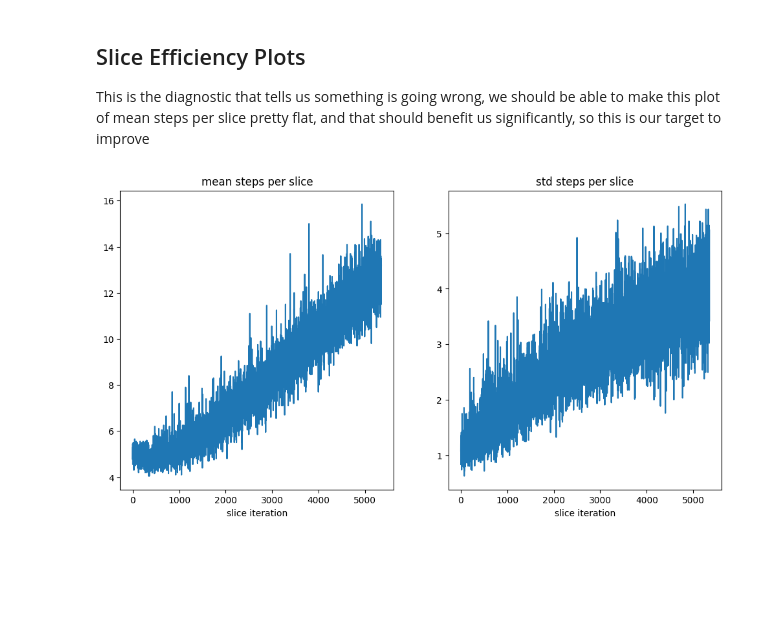
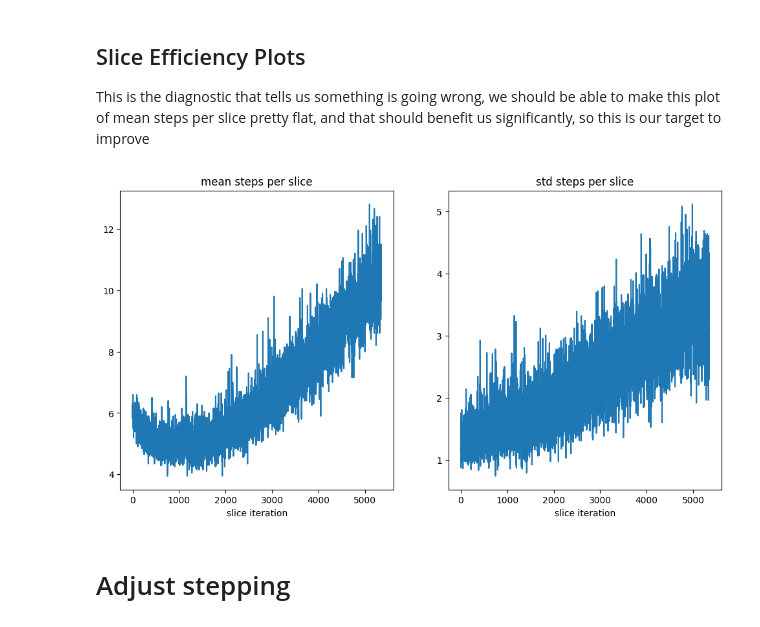
Before and after one commit to handley-lab/blackjax-gw, a Jupyter notebook: torus_sampling/sample_torus.ipynb, the cells around one changed output. Saved outputs shown, nothing was run; the diff lists cells and outputs as text; code cells hidden in the pictures; blank space fills up the shorter version.

Commit message:
add modified stepping

```diff
--- a/torus_sampling/sample_torus.ipynb
+++ b/torus_sampling/sample_torus.ipynb
@@ -179,16 +179,20 @@ plt.show()
+# %%
+evals = final_state.inner_kernel_info.info.num_shrink + final_state.inner_kernel_info.info.num_steps
 # %% [markdown]
 ## Slice Efficiency Plots
 
 This is the diagnostic that tells us something is going wrong, we should be able to make this plot of mean steps per slice pretty flat, and that should benefit us significantly, so this is our target to improve
 # %%
 f, a = plt.subplots(1, 2, figsize=(12, 6))
-a[0].plot(final_state.inner_kernel_info.info.evals.mean(axis=-1))
-a[1].plot(final_state.inner_kernel_info.info.evals.std(axis=-1))
+a[0].plot(evals.mean(axis=-1))
+a[1].plot(evals.std(axis=-1))
 a[0].set_title("mean steps per slice")
 a[1].set_title("std steps per slice")
 a[0].set_xlabel("slice iteration")
 a[1].set_xlabel("slice iteration")
 f.savefig("slice_efficiency.pdf")
 plt.show()
 # %% [output]
-[figure, old version]
+[figure, new version]
+# %% [markdown]
+# Adjust stepping
```
Also changed, not shown: parts of 7 cells of this notebook.
